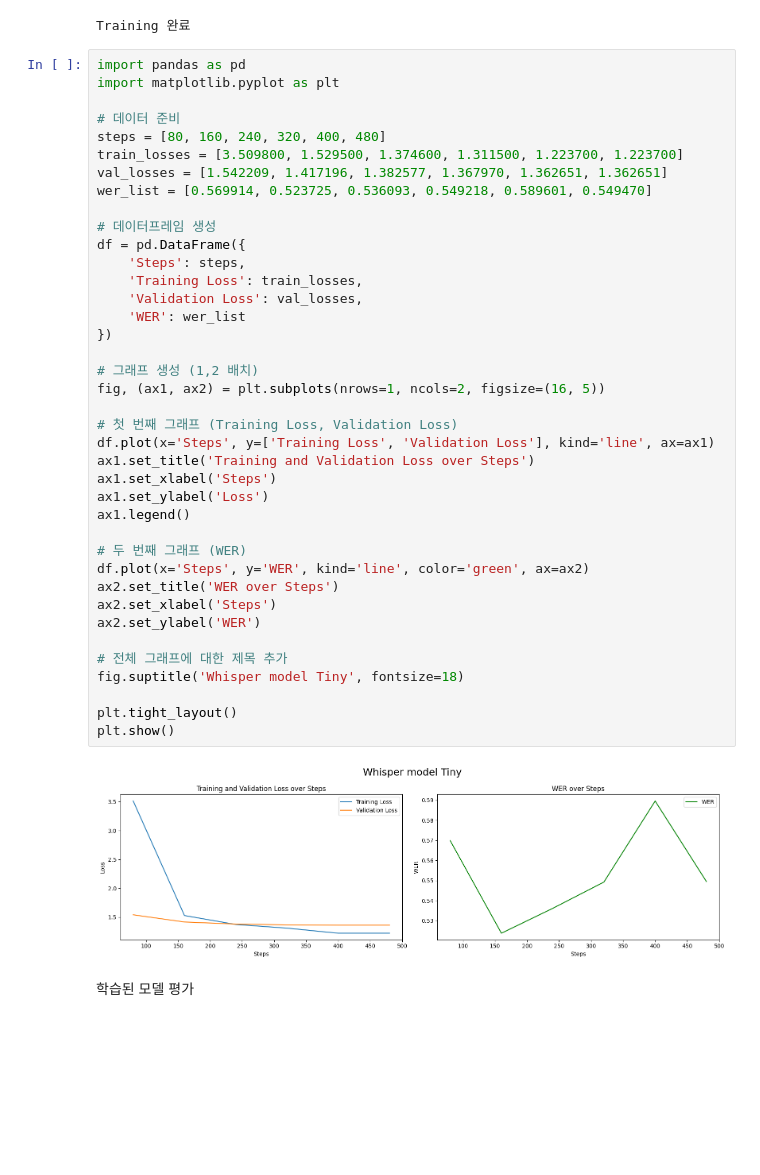
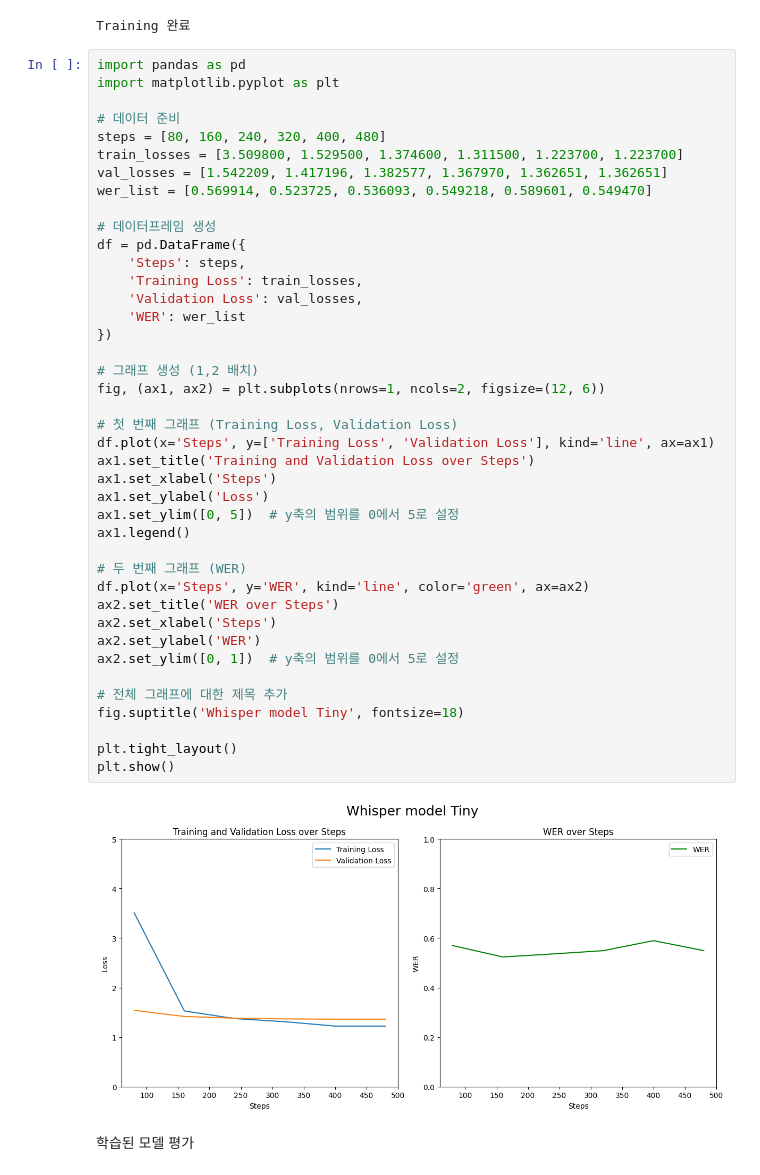
Before and after one commit to choiinju/comprehensive_design, a Jupyter notebook: modeling/model_finetune/modeling_tiny_0528_test.ipynb, the cells around one changed output. Drawn from its saved outputs; the diff is of its cells as text; blank space fills up the shorter version.

```diff
--- a/modeling/model_finetune/modeling_tiny_0528_test.ipynb
+++ b/modeling/model_finetune/modeling_tiny_0528_test.ipynb
@@ -271,35 +249,37 @@ wer_list = [0.569914, 0.523725, 0.536093, 0.549218, 0.589601, 0.549470]
 
 # 데이터프레임 생성
 df = pd.DataFrame({
     'Steps': steps,
     'Training Loss': train_losses,
     'Validation Loss': val_losses,
     'WER': wer_list
 })
 
 # 그래프 생성 (1,2 배치)
-fig, (ax1, ax2) = plt.subplots(nrows=1, ncols=2, figsize=(16, 5))
+fig, (ax1, ax2) = plt.subplots(nrows=1, ncols=2, figsize=(12, 6))
 
 # 첫 번째 그래프 (Training Loss, Validation Loss)
 df.plot(x='Steps', y=['Training Loss', 'Validation Loss'], kind='line', ax=ax1)
 ax1.set_title('Training and Validation Loss over Steps')
 ax1.set_xlabel('Steps')
 ax1.set_ylabel('Loss')
+ax1.set_ylim([0, 5])  # y축의 범위를 0에서 5로 설정
 ax1.legend()
 
 # 두 번째 그래프 (WER)
 df.plot(x='Steps', y='WER', kind='line', color='green', ax=ax2)
 ax2.set_title('WER over Steps')
 ax2.set_xlabel('Steps')
 ax2.set_ylabel('WER')
+ax2.set_ylim([0, 1])  # y축의 범위를 0에서 5로 설정
 
 # 전체 그래프에 대한 제목 추가
 fig.suptitle('Whisper model Tiny', fontsize=18)
 
 plt.tight_layout()
 plt.show()
 # %% [output]
-[figure, old version]
+[figure, new version]
 # %% [markdown]
 학습된 모델 평가
 # %%
```
Also changed, not shown: parts of 2 cells of this notebook, 1 other file.
